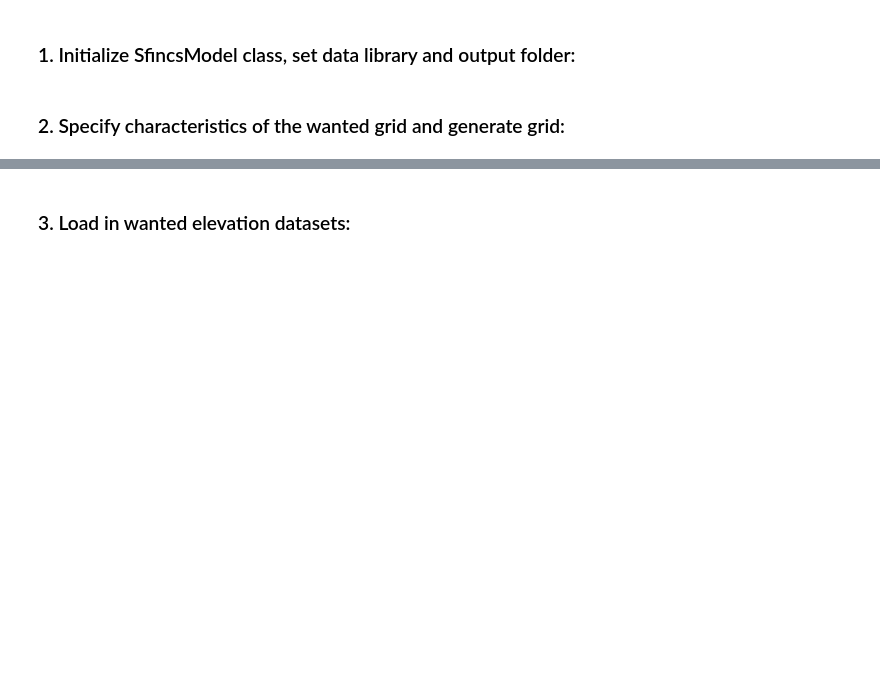
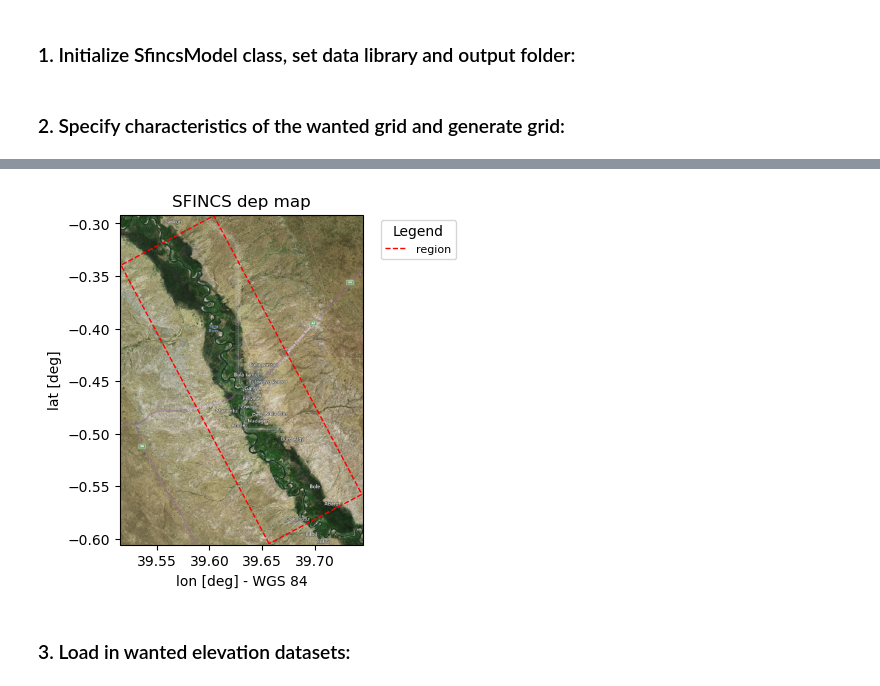
Before and after one commit to pjdebruijn2505/Git_mdp, a Jupyter notebook: SFINCS/a_setup_model.ipynb, the cells around one changed output, grey strips where cells are left out. Cells and saved outputs as stored; diff of their text form; code cells hidden in the pictures; blank space fills up the shorter version.

```diff
--- a/SFINCS/a_setup_model.ipynb
+++ b/SFINCS/a_setup_model.ipynb
@@ -70,5 +72,17 @@ model = SfincsModel(root=base_root, data_libs=data_libs, logger=logger)
 #     hydrography_fn="srtm30"
 #     )
 
+model.setup_grid(
+    x0=39.65672889606923,
+    y0=-0.6045884215259317,
+    dx=0.001,
+    dy=0.0005,
+    nmax=600,
+    mmax=100,
+    rotation=28,
+    epsg=4326,
+)
+
 print(model.config)
+_ = model.plot_basemap(plot_region=True, bmap="sat", zoomlevel=12)
 # %% [output]
@@ -77,3 +90,4 @@ print(model.config)
+[figure, added]
 # %% [markdown]
 ### 3. Load in wanted elevation datasets:
 # %%
```
Also changed, not shown: parts of 22 cells of this notebook, 58 other files.
